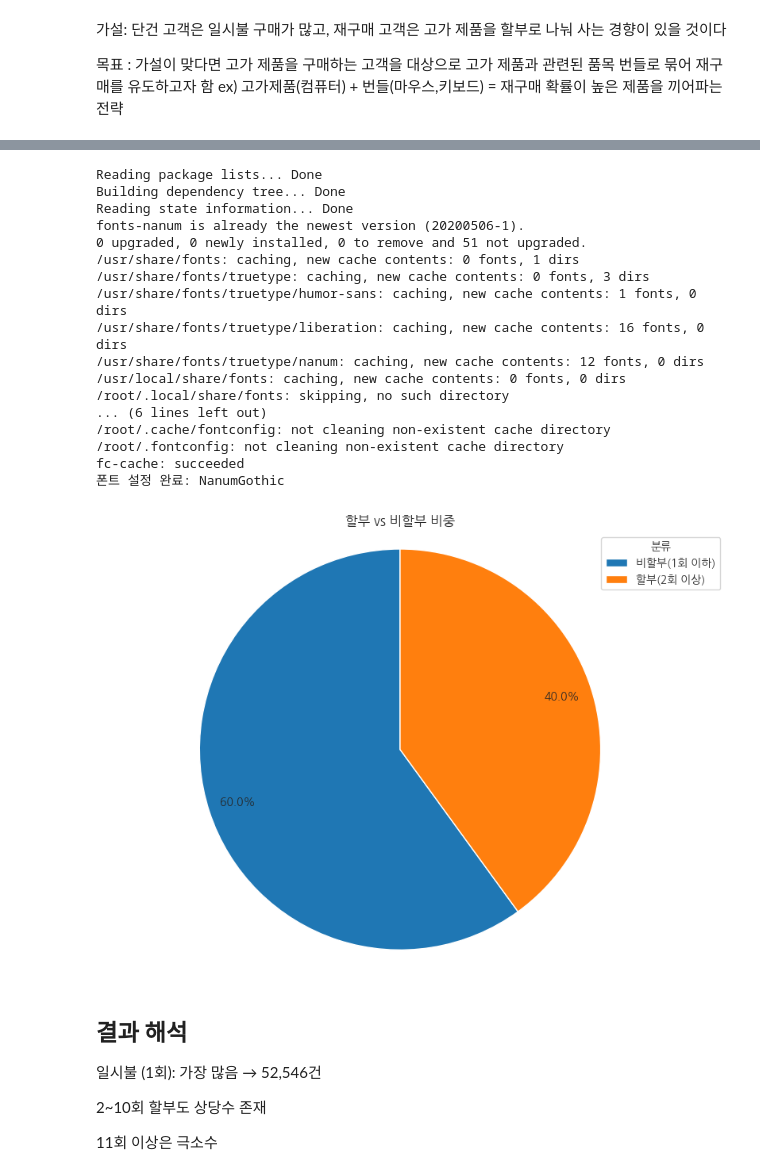
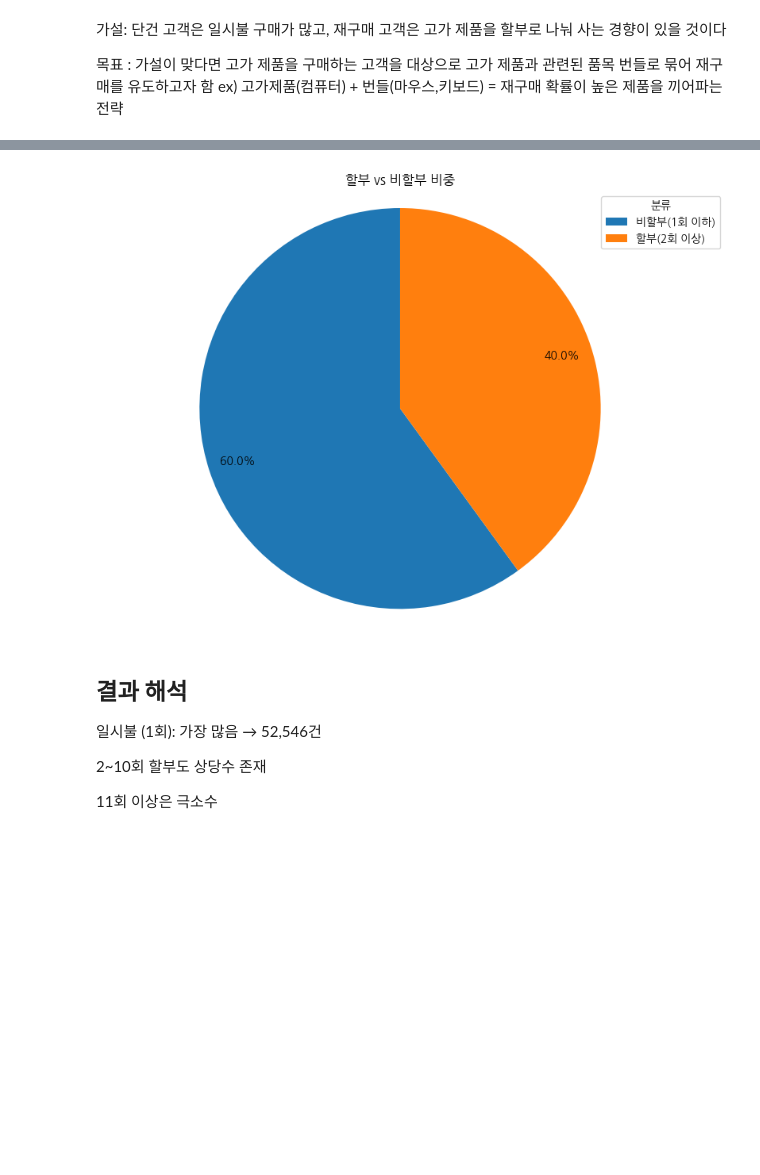
Before and after one commit to seongulalala/olist_project, a Jupyter notebook: analysis/olist_repurchase_analysis.ipynb, the cells around one changed output, grey strips where cells are left out. Cells and saved outputs as stored; diff of their text form; code cells hidden in the pictures; blank space fills up the shorter version.

```diff
--- a/analysis/olist_repurchase_analysis.ipynb
+++ b/analysis/olist_repurchase_analysis.ipynb
@@ -572,72 +586,33 @@ Passing `palette` without assigning `hue` is deprecated and will be removed in v
 # %%
-# 1. 나눔 폰트 설치 (Colab 또는 Linux 환경에서 필요)
-!sudo apt-get install -y fonts-nanum
-!sudo fc-cache -fv
-!rm ~/.cache/matplotlib -rf # Matplotlib 폰트 캐시 삭제
-
-# 2. 런타임 다시 시작 (필수!)
-# Colab 메뉴에서 "런타임" -> "런타임 다시 시작"을 클릭해주세요.
-# 이 과정을 거치지 않으면 새로 설치된 폰트가 적용되지 않습니다.
-
-# 3. 폰트 설정 (런타임 다시 시작 후 이어서 실행)
-import matplotlib.pyplot as plt
-import matplotlib.font_manager as fm
-
-# 나눔 고딕 폰트 경로 설정 (Colab 기준)
-# 폰트 설치 후 정확한 경로를 확인해야 할 수도 있습니다.
-# 예를 들어, fm.findfont('NanumGothic') 등으로 경로를 찾아볼 수 있습니다.
-plt.rcParams['font.family'] = 'NanumGothic' # 'NanumGothic' 또는 'NanumBarunGothic'
-plt.rcParams['axes.unicode_minus'] = False # 마이너스 부호 깨짐 방지
-
-print("폰트 설정 완료: NanumGothic")
-
-# 이제 원래의 파이 차트 코드를 실행합니다.
 # 1회 이하 = 비할부, 2회 이상 = 할부
 order_payments['is_installment'] = order_payments['payment_installments'] > 1
 
 # 비율 계산
 installment_counts = order_payments['is_installment'].value_counts()
 installment_ratio = order_payments['is_installment'].value_counts(normalize=True)
 
 # 범례용 레이블 정의
 labels = ['비할부(1회 이하)', '할부(2회 이상)']
 
 plt.figure(figsize=(8, 6))
 
 wedges, texts, autotexts = plt.pie(installment_counts,
                                    autopct='%.1f%%',
                                    startangle=90,
                                    pctdistance=0.85)
 
 plt.title('할부 vs 비할부 비중')
 plt.axis('equal')
 
 plt.legend(wedges, labels,
            title="분류",
            loc='upper right',
            bbox_to_anchor=(1.05, 1))
 
 plt.tight_layout()
 plt.show()
 # %% [output]
-Reading package lists... Done
-Building dependency tree... Done
-Reading state information... Done
-fonts-nanum is already the newest version (20200506-1).
-0 upgraded, 0 newly installed, 0 to remove and 51 not upgraded.
-/usr/share/fonts: caching, new cache contents: 0 fonts, 1 dirs
-/usr/share/fonts/truetype: caching, new cache contents: 0 fonts, 3 dirs
-/usr/share/fonts/truetype/humor-sans: caching, new cache contents: 1 fonts, 0 dirs
-/usr/share/fonts/truetype/liberation: caching, new cache contents: 16 fonts, 0 dirs
-/usr/share/fonts/truetype/nanum: caching, new cache contents: 12 fonts, 0 dirs
-/usr/local/share/fonts: caching, new cache contents: 0 fonts, 0 dirs
-/root/.local/share/fonts: skipping, no such directory
-... (6 lines left out)
-/root/.cache/fontconfig: not cleaning non-existent cache directory
-/root/.fontconfig: not cleaning non-existent cache directory
-fc-cache: succeeded
-폰트 설정 완료: NanumGothic
-[figure, old version]
+[figure, new version]
 # %% [markdown]
 ## 결과 해석
 일시불 (1회): 가장 많음 → 52,546건
```
Also changed, not shown: parts of 19 cells of this notebook, 1 other file.
